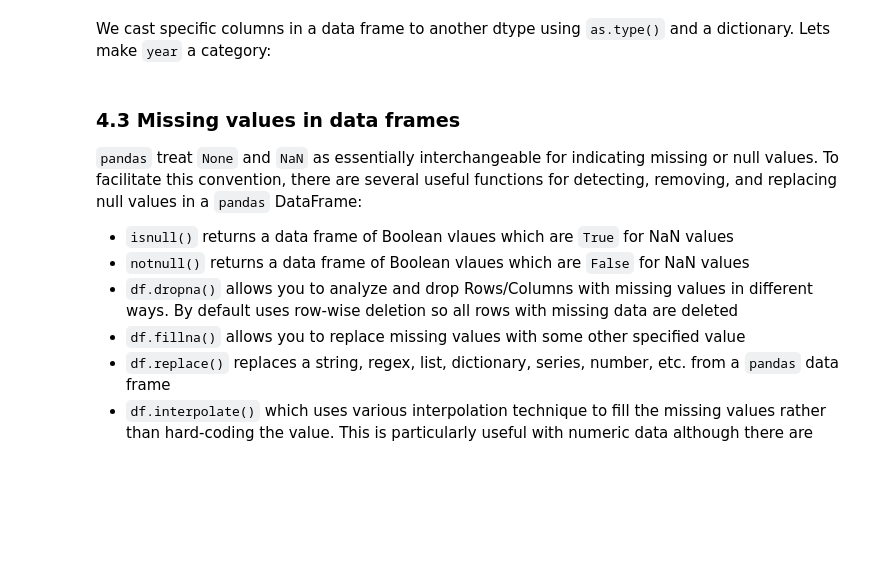
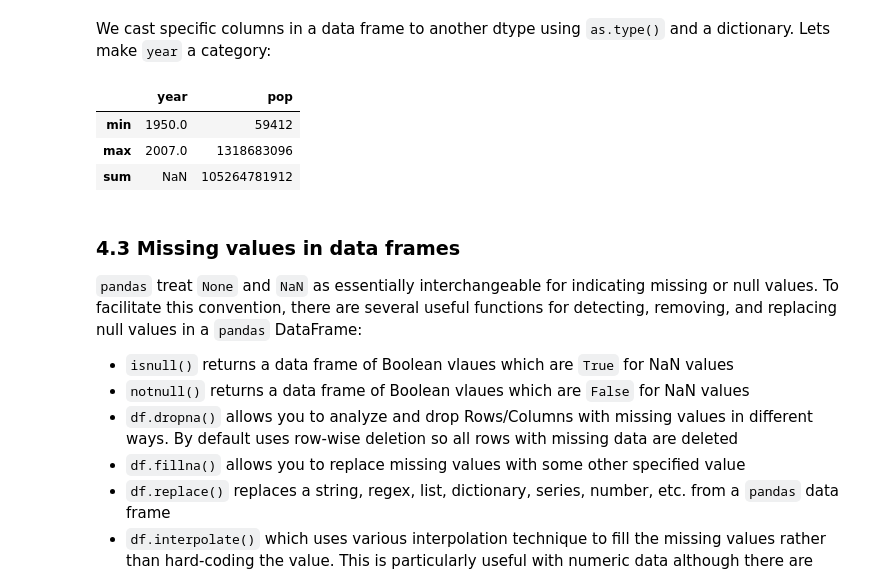
Before and after one commit to DrBenjamin/Data-Types-and-Structures-in-Python-and-R, a Jupyter notebook: Python/Week 4 Data Structures Python.ipynb, the cells around one changed output. Saved outputs shown, nothing was run; the diff lists cells and outputs as text; code cells hidden in the pictures; blank space fills up the shorter version.

```diff
--- a/Python/Week 4 Data Structures Python.ipynb
+++ b/Python/Week 4 Data Structures Python.ipynb
@@ -670,10 +1196,16 @@ gap_data.agg({'year' : ['min', 'max'], 'pop' : ['sum', 'min', 'max']})
 # %% [markdown]
 We cast specific columns in a data frame to another dtype using `as.type()` and a dictionary. Lets make `year` a category:
 # %%
-gap_data.astype({"year": "category"}).dtypes
-
+gap_data_ycat = gap_data.astype({"year": "category"})
+gap_data_ycat['year'] = gap_data_ycat['year'].cat.as_ordered()
+gap_data_ycat.agg({'year' : ['min', 'max'], 'pop' : ['sum', 'min', 'max']})
 # adding .dtypes at the end has Python print out the dtype of the data frame after changing the year dtype
 ## in this way we can check our work
+# %% [output]
+|  | year | pop |
+| min | 1950.0 | 59412 |
+| max | 2007.0 | 1318683096 |
+| sum | NaN | 105264781912 |
 # %% [markdown]
 ### 4.3 Missing values in data frames
 
```
Also changed, not shown: parts of 106 cells of this notebook.
